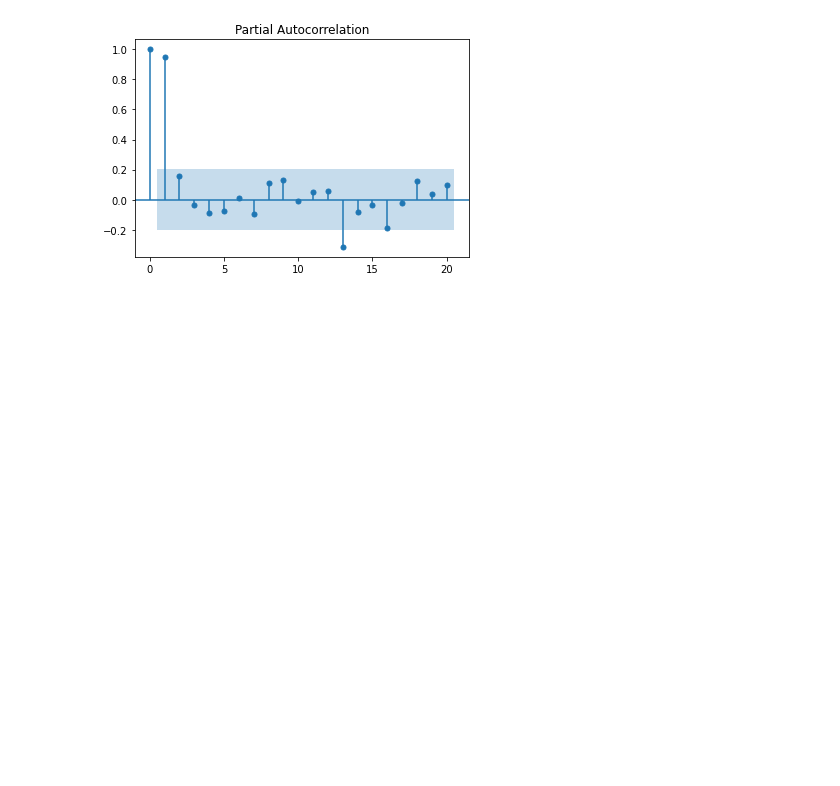
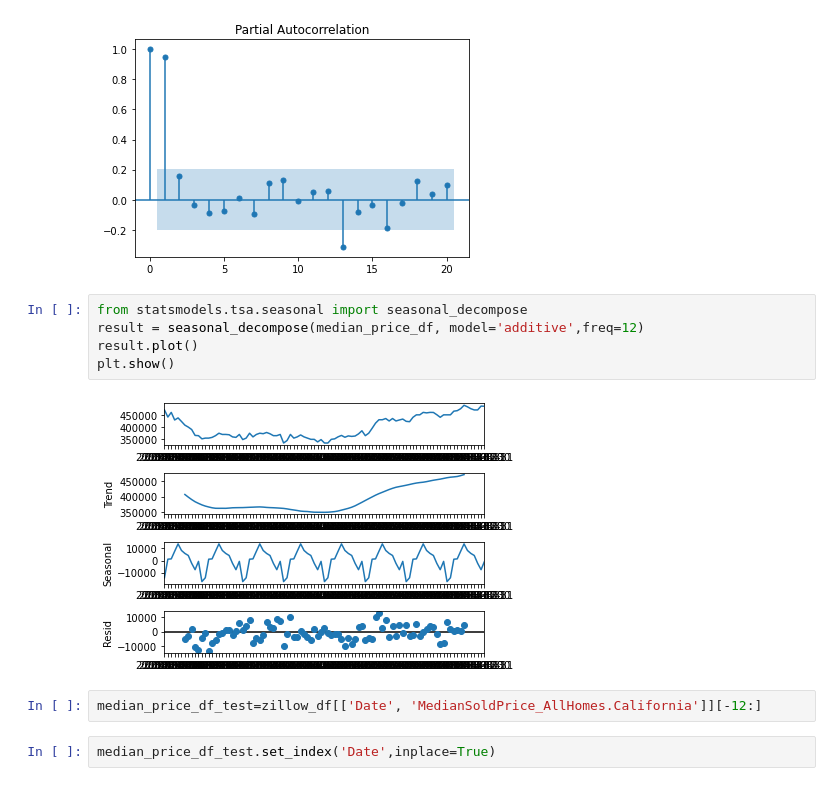
Before and after one commit to camilochaves10/time-series-group-project, a Jupyter notebook: time_series_group_project.ipynb, the cells around one changed output. Drawn from its saved outputs; the diff is of its cells as text; blank space fills up the shorter version.

Commit message:
further modelling

```diff
--- a/time_series_group_project.ipynb
+++ b/time_series_group_project.ipynb
@@ -104,3 +109,14 @@ plt.show()
 [figure]
 [figure]
 [figure]
+# %%
+from statsmodels.tsa.seasonal import seasonal_decompose
+result = seasonal_decompose(median_price_df, model='additive',freq=12)
+result.plot()
+plt.show()
+# %% [output]
+[figure, added]
+# %%
+median_price_df_test=zillow_df[['Date', 'MedianSoldPrice_AllHomes.California']][-12:]
+# %%
+median_price_df_test.set_index('Date',inplace=True)
```
Also changed, not shown: parts of 4 cells of this notebook.
